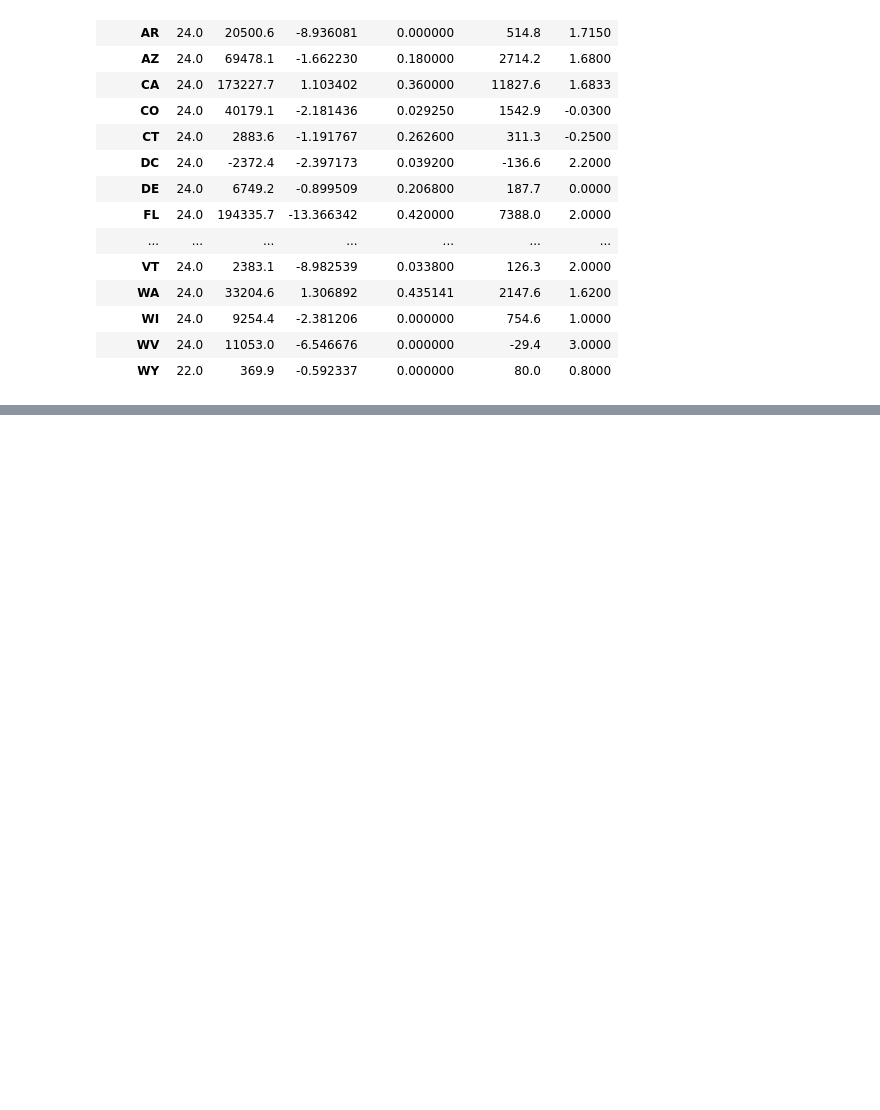
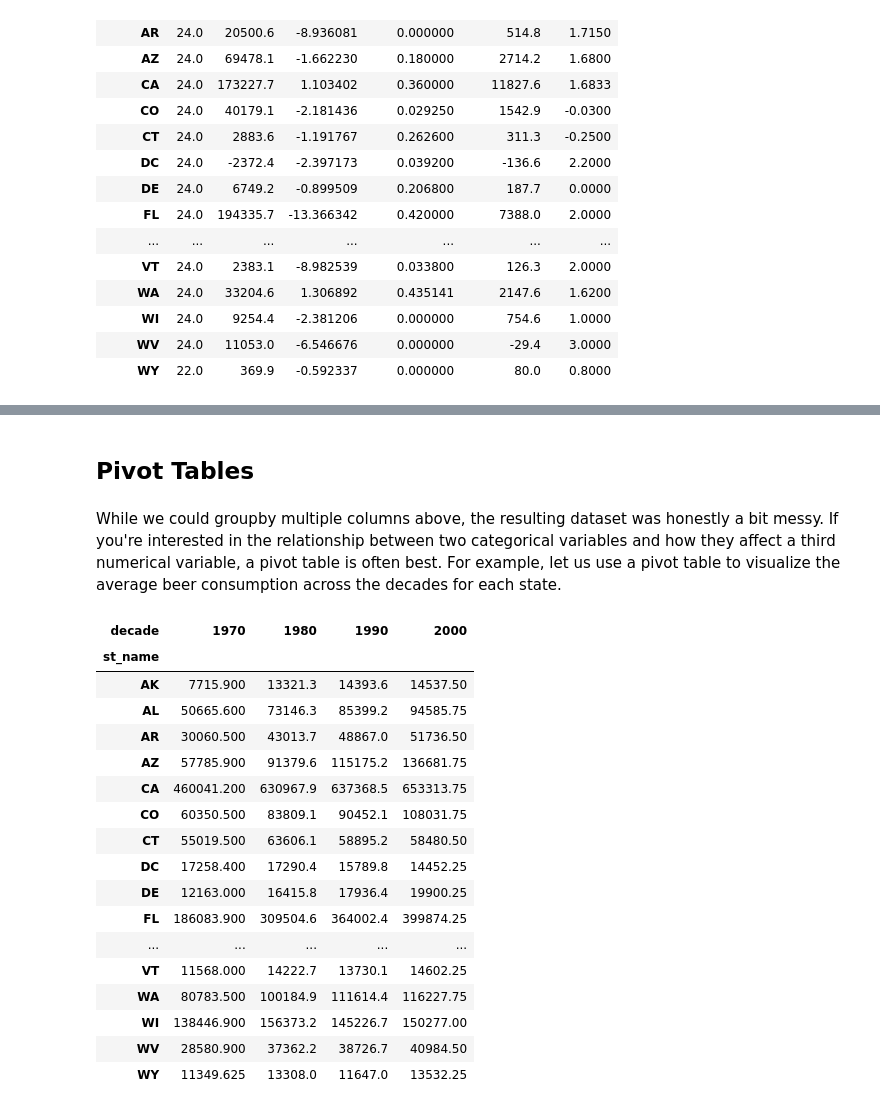
Before and after one commit to rohanjha123/data-h195, a Jupyter notebook: textbook/_build/jupyter_execute/content/03-pandas/groupby_pivot.ipynb, the cells around one changed output, grey strips where cells are left out. Saved outputs shown, nothing was run; the diff lists cells and outputs as text; code cells hidden in the pictures; blank space fills up the shorter version.

```diff
--- a/textbook/_build/jupyter_execute/content/03-pandas/groupby_pivot.ipynb
+++ b/textbook/_build/jupyter_execute/content/03-pandas/groupby_pivot.ipynb
@@ -156,0 +237,25 @@ As a general tip, whenever you're trying to calculate differences across a categ
+# %% [markdown]
+## Pivot Tables
+# %% [markdown]
+While we could groupby multiple columns above, the resulting dataset was honestly a bit messy. If you're interested in the relationship between two categorical variables and how they affect a third numerical variable, a pivot table is often best. For example, let us use a pivot table to visualize the average beer consumption across the decades for each state.
+# %%
+pd.pivot_table(data=df, index='st_name', columns='decade', values='c_beer', aggfunc=np.mean)
+# %% [output]
+| decade | 1970 | 1980 | 1990 | 2000 |
+| st_name |  |  |  |  |
+| AK | 7715.900 | 13321.3 | 14393.6 | 14537.50 |
+| AL | 50665.600 | 73146.3 | 85399.2 | 94585.75 |
+| AR | 30060.500 | 43013.7 | 48867.0 | 51736.50 |
+| AZ | 57785.900 | 91379.6 | 115175.2 | 136681.75 |
+| CA | 460041.200 | 630967.9 | 637368.5 | 653313.75 |
+| CO | 60350.500 | 83809.1 | 90452.1 | 108031.75 |
+| CT | 55019.500 | 63606.1 | 58895.2 | 58480.50 |
+| DC | 17258.400 | 17290.4 | 15789.8 | 14452.25 |
+| DE | 12163.000 | 16415.8 | 17936.4 | 19900.25 |
+| FL | 186083.900 | 309504.6 | 364002.4 | 399874.25 |
+| ... | ... | ... | ... | ... |
+| VT | 11568.000 | 14222.7 | 13730.1 | 14602.25 |
+| WA | 80783.500 | 100184.9 | 111614.4 | 116227.75 |
+| WI | 138446.900 | 156373.2 | 145226.7 | 150277.00 |
+| WV | 28580.900 | 37362.2 | 38726.7 | 40984.50 |
+| WY | 11349.625 | 13308.0 | 11647.0 | 13532.25 |
```
Also changed, not shown: parts of 12 cells of this notebook, 24 other files.
